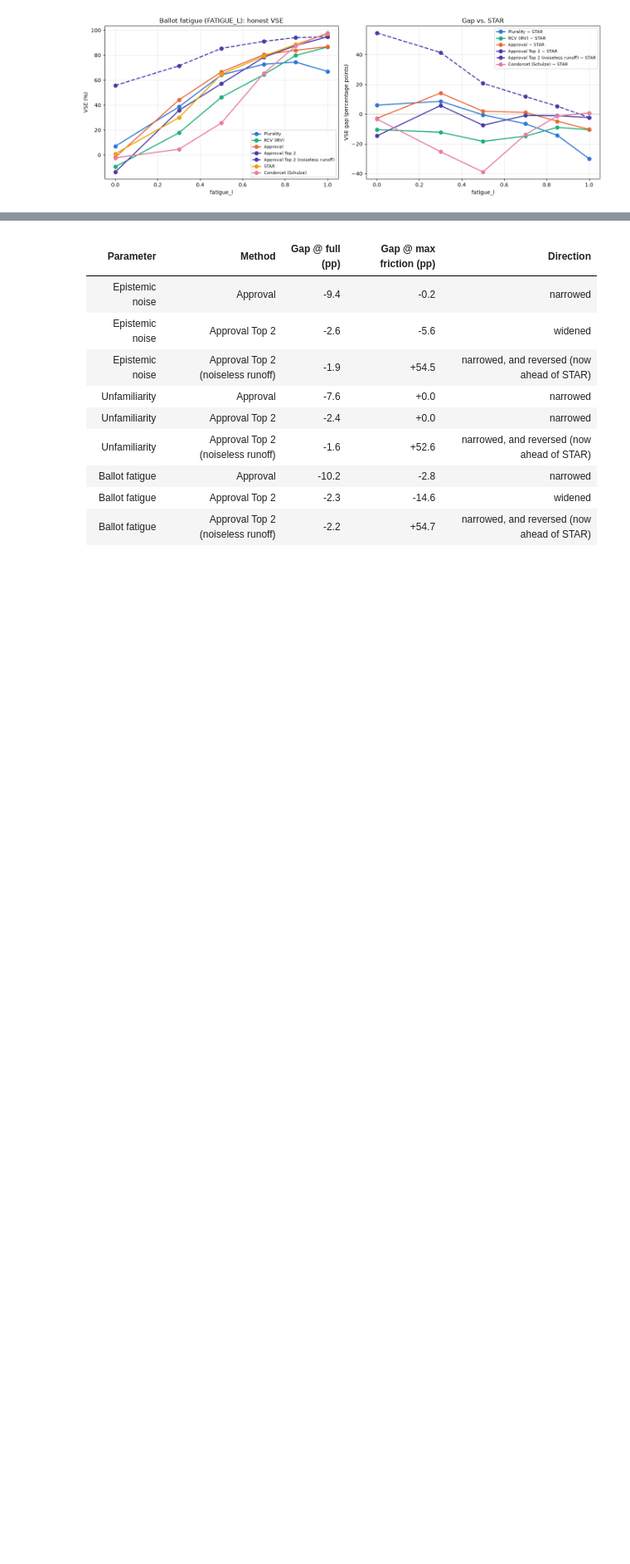
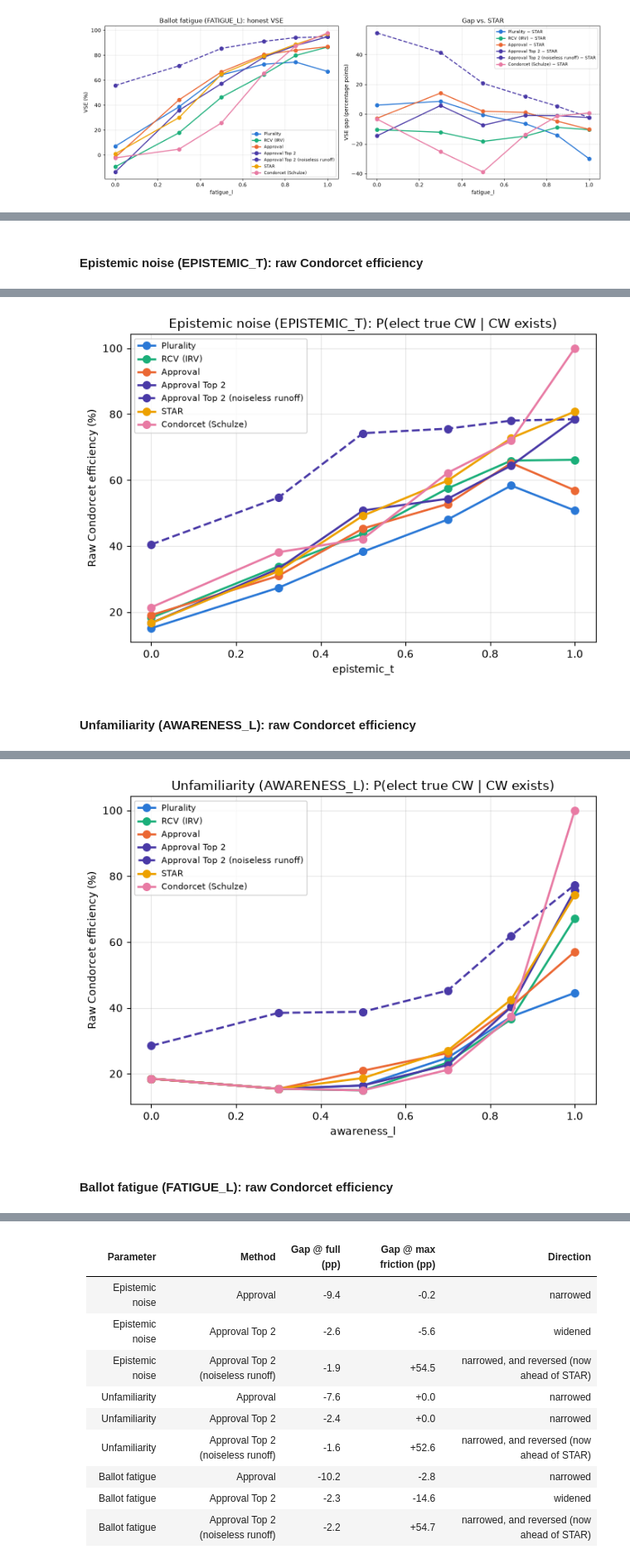
Before and after one commit to eigentaylor/vse-sim, a Jupyter notebook: notebooks/vse_checkpoint1.ipynb, the cells around one changed output, grey strips where cells are left out. Shown at 83% size. Saved outputs shown, nothing was run; the diff lists cells and outputs as text; code cells hidden in the pictures; blank space fills up the shorter version.

```diff
--- a/notebooks/vse_checkpoint1.ipynb
+++ b/notebooks/vse_checkpoint1.ipynb
@@ -2293,21 +2465,25 @@ def sweep_methods(labels, sweep_param, sweep_values, niter, **fixed_overrides):
     'fatigue_l'), holding the other two parameters at 1.0 (override via fixed_overrides),
     for just the given method labels (resolved against METHODS_LOOKUP).
 
-    Returns {value: {(label, chooser): (mean, ci)}} -- the same shape Sections 12/13 already
-    use for EPISTEMIC_T, just generalized to any of the three parameters and any method subset.
+    Returns (results_by_value, ce_by_value): each {value: {(label, chooser): ...}}, the same
+    shape Sections 12/13 already use for EPISTEMIC_T, just generalized to any of the three
+    parameters and any method subset. results_by_value holds (mean, ci) VSE pairs; ce_by_value
+    holds raw Condorcet efficiency (checkpoint-4 addition).
     """
     methods_subset = [(label, METHODS_LOOKUP[label]) for label in labels]
     base_kwargs = dict(epistemic_t=1.0, awareness_l=1.0, fatigue_l=1.0)
     base_kwargs.update(fixed_overrides)
     results_by_value = {}
+    ce_by_value = {}
     for value in sweep_values:
         kwargs = dict(base_kwargs)
         kwargs[sweep_param] = value
-        summary = run_vse_simulation(MODEL, methods_subset, NVOT, NCAND, niter,
+        summary, ce_raw = run_vse_simulation(MODEL, methods_subset, NVOT, NCAND, niter,
                                       CHOOSER_FUNS, MEDIA, **kwargs)
         results_by_value[value] = reduce_to_mean_ci(summary)
+        ce_by_value[value] = reduce_to_ce(ce_raw, results_by_value[value].keys())
         print(f"{sweep_param}={value:.2f} done")
-    return results_by_value
+    return results_by_value, ce_by_value
 
 
 def comparison_table(results_by_value, labels, sweep_param, ballot_type="honBallot"):
@@ -2386,8 +2562,11 @@ COMPARE_NITER = 150
 COMPARE_VALUES = [0.0, 0.3, 0.5, 0.7, 0.85, 1.0]
 
 compare_by_param = {}
+compare_ce_by_param = {}
 for sweep_param in ("epistemic_t", "awareness_l", "fatigue_l"):
-    compare_by_param[sweep_param] = sweep_methods(COMPARE_LABELS, sweep_param, COMPARE_VALUES, COMPARE_NITER)
+    compare_by_param[sweep_param], compare_ce_by_param[sweep_param] = sweep_methods(
+        COMPARE_LABELS, sweep_param, COMPARE_VALUES, COMPARE_NITER
+    )
 # %% [output]
 epistemic_t=0.00 done
 epistemic_t=0.30 done
@@ -2453,0 +2638,33 @@ for sweep_param, param_title in [
+# %%
+for sweep_param, param_title in [
+    ("epistemic_t", "Epistemic noise (EPISTEMIC_T)"),
+    ("awareness_l", "Unfamiliarity (AWARENESS_L)"),
+    ("fatigue_l", "Ballot fatigue (FATIGUE_L)"),
+]:
+    display(Markdown(f"#### {param_title}: raw Condorcet efficiency"))
+    ce_by_value = compare_ce_by_param[sweep_param]
+    values = sorted(ce_by_value)
+    header = ["Method"] + [f"{sweep_param}={v:.2f}" for v in values]
+    lines = ["| " + " | ".join(header) + " |", "|" + "---|" * len(header)]
+    for label in COMPARE_LABELS:
+        row = [label]
+        for v in values:
+            ce = ce_by_value[v].get((label, "honBallot"))
+            row.append("n/a" if ce is None or ce != ce else f"{ce * 100:.1f}%")
+        lines.append("| " + " | ".join(row) + " |")
+    display(Markdown("\n".join(lines)))
+
+    fig, ax = plt.subplots(figsize=(7, 5))
+    for label in COMPARE_LABELS:
+        ces = [ce_by_value[v].get((label, "honBallot"), float("nan")) * 100 for v in values]
+        ax.plot(values, ces, marker="o", markersize=7, linewidth=2,
+                color=METHOD_COLORS.get(label), linestyle=METHOD_LINESTYLES.get(label, "-"), label=label)
+    ax.set_xlabel(sweep_param)
+    ax.set_ylabel("Raw Condorcet efficiency (%)")
+    ax.set_title(f"{param_title}: P(elect true CW | CW exists)")
+    ax.legend(fontsize=8)
+    ax.grid(True, alpha=0.3)
+    plt.tight_layout()
+    plt.show()
+# %% [output]
+#### Epistemic noise (EPISTEMIC_T): raw Condorcet efficiency
@@ -2453,0 +2680,2 @@ for sweep_param, param_title in [
+[figure, added]
+#### Unfamiliarity (AWARENESS_L): raw Condorcet efficiency
@@ -2453,0 +2691,2 @@ for sweep_param, param_title in [
+[figure, added]
+#### Ballot fatigue (FATIGUE_L): raw Condorcet efficiency
```
Also changed, not shown: parts of 28 cells of this notebook.
